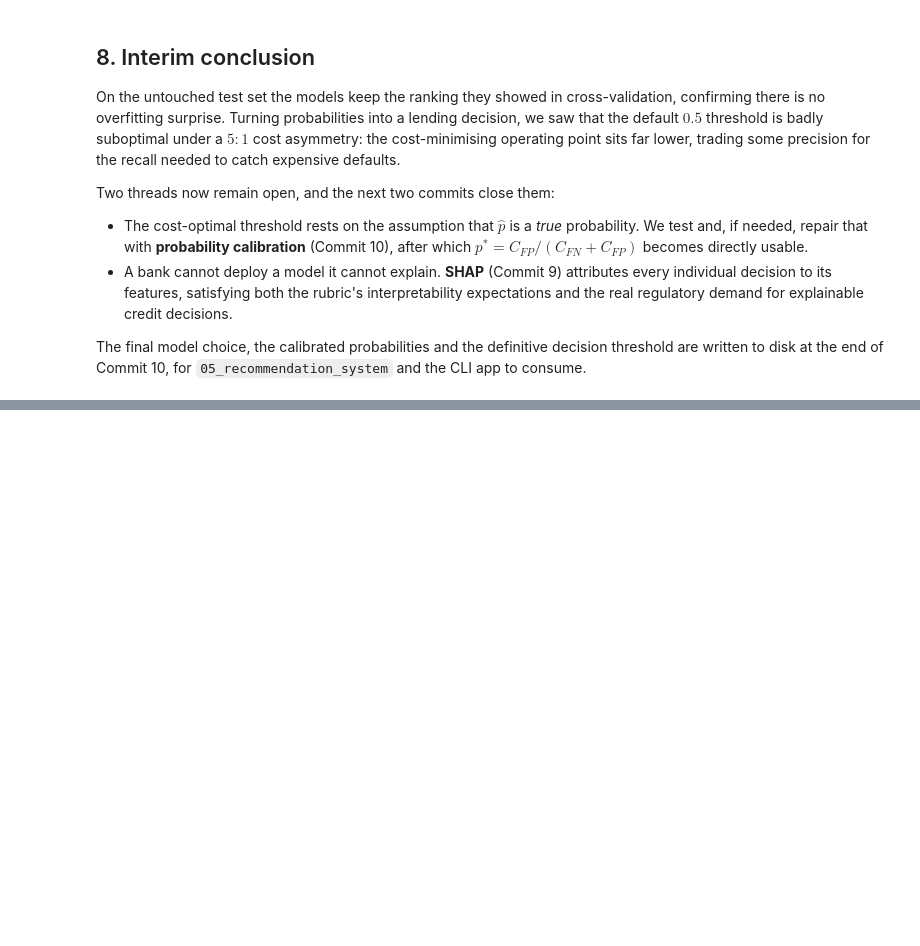
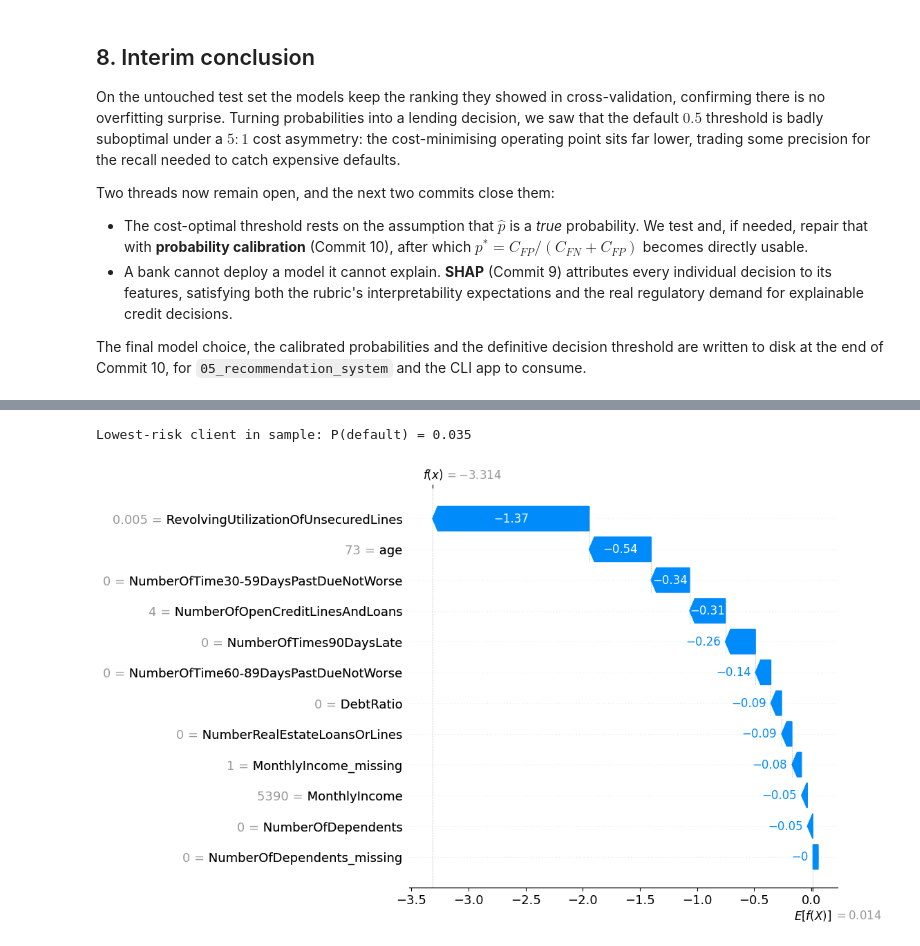
Before and after one commit to stivanpashaliev/credit-risk-assessment, a Jupyter notebook: notebooks/04_evaluation.ipynb, the cells around one changed output, grey strips where cells are left out. Cells and saved outputs as stored; diff of their text form; code cells hidden in the pictures; blank space fills up the shorter version.

```diff
--- a/notebooks/04_evaluation.ipynb
+++ b/notebooks/04_evaluation.ipynb
@@ -468,0 +564,7 @@ the CLI app to consume.
+# %%
+low_risk = int(np.argmin(sample_proba))
+print(f"Lowest-risk client in sample: P(default) = {sample_proba[low_risk]:.3f}")
+shap.plots.waterfall(shap_values[low_risk], max_display=12, show=True)
+# %% [output]
+Lowest-risk client in sample: P(default) = 0.035
+[figure, added]
```
Also changed, not shown: parts of 12 cells of this notebook.
